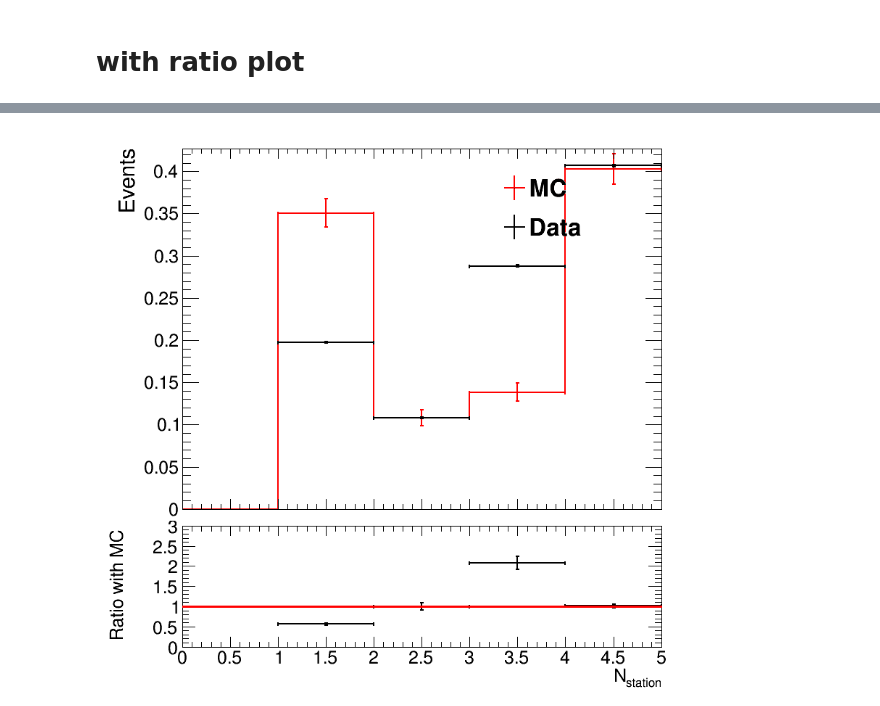
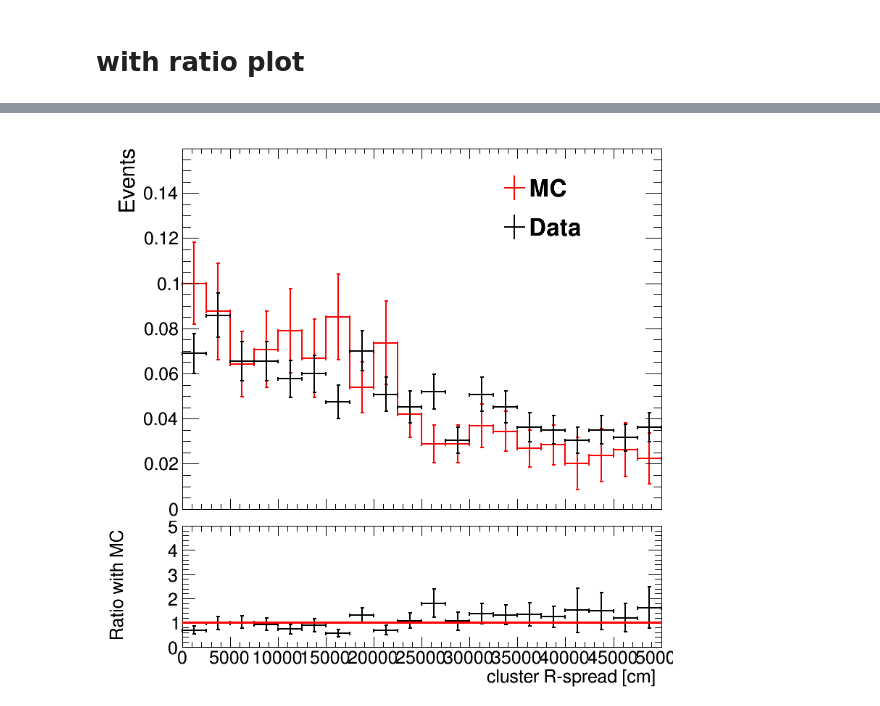
Before and after one commit to cms-lpc-llp/delayed_jet_analyzer, a Jupyter notebook: plot_scripts/MuonSystem_Analysis/MuonSystem_plots-DataMC_BDTvar.ipynb, the cells around one changed output, grey strips where cells are left out. Cells and saved outputs as stored; diff of their text form; code cells hidden in the pictures.

Commit message:
updated data/mc comparison script & histo_utilities

```diff
--- a/plot_scripts/MuonSystem_Analysis/MuonSystem_plots-DataMC_BDTvar.ipynb
+++ b/plot_scripts/MuonSystem_Analysis/MuonSystem_plots-DataMC_BDTvar.ipynb
@@ -71,12 +73,13 @@ import pandas as pd
 import pickle
 
 bdt_model = 2
-if bdt_model == 0:
-    model = pickle.load(open( 'bdt_flatten_metfilter_me1112nohits_eta2p1.pickle', "rb" ))
-elif bdt_model == 1:
-    model = pickle.load(open( 'bdt_flatten_metfilter_me1112nohits_eta2p1_testsize0p2_abs.pickle', "rb" ))
-else:
-    model = pickle.load(open( 'bdt_flatten_metfilter_me1112nohits_eta2p1_testsize0p2_abs_EtaPhi_v2.pickle', "rb" ))
+# if bdt_model == 0:
+#     model = pickle.load(open( 'bdt_flatten_metfilter_me1112nohits_eta2p1.pickle', "rb" ))
+# elif bdt_model == 1:
+#     model = pickle.load(open( 'bdt_flatten_metfilter_me1112nohits_eta2p1_testsize0p2_abs.pickle', "rb" ))
+# else:
+bdt_name = 'bdt_flatten_metfilter_me1112nohits_eta2p1_testsize0p2_abs_XYspread_v1.pickle'
+model = pickle.load(open(bdt_name, "rb" ))
 # %%
 %%time
 
@@ -284,6 +316,7 @@ NameError: name 'cscSegClusterX' is not defined
 import importlib
 importlib.reload(sys.modules['histo_utilities'])
 from histo_utilities import create_TH1D, create_TH2D, std_color_list, create_TGraph, make_ratio_plot
+import os
 
 # Plotting ncsc
 start_t = time.time()
@@ -291,33 +324,28 @@ start_t = time.time()
 logy = 0
 
 rt.gStyle.SetOptFit(1011)
-if bdt_model <=1 :
-    var = [bdt_score, cscRechitClusterX, cscRechitClusterY, cscRechitClusterZ, cscRechitClusterXSpread, cscRechitClusterYSpread, cscRechitClusterZSpread, cscRechitClusterEtaPhiSpread, cscRechitClusterNStation]
-    title = ['BDT score', 'cluster X [cm]', 'cluster Y [cm]', 'cluster Z [cm]', 'cluster X spread [cm]', 'cluster Y spread [cm]', 'cluster Z spread [cm]', 'cluster #eta-#phi spread', 'N_{station}']
-    bins = [[20,0,1], [25,0,700],[25,0,700],[25,500,1100],[25,0,90], [25,0,90], [25,0,300], [25,0,0.1], [5,0,5]]
-    names = ['bdt_score', 'cscRechitClusterX', 'cscRechitClusterY', 'cscRechitClusterZ', 'cscRechitClusterXSpread', 'cscRechitClusterYSpread', 'cscRechitClusterZSpread', 'cscRechitClusterEtaPhiSpread', 'cscRechitClusterNStation']
-else:
 
-    var = [bdt_score, cscRechitClusterEta, cscRechitClusterPhi, cscRechitClusterZ, cscRechitClusterEtaSpread, cscRechitClusterPhiSpread, cscRechitClusterEtaPhiSpread, cscRechitClusterNStation]
-    title = ['BDT score', 'cluster #eta', 'cluster #phi', 'cluster Z [cm]', 'cluster #eta spread', 'cluster #phi spread', 'cluster #eta-#phi spread', 'N_{station}']
-    bins = [[20,0,1], [25,1,2.5],[25,-3.2,3.2],[25,500,1100], [25,0,0.2], [25,0,0.2],[25,0,0.1], [5,0,5],]
-    names = ['bdt_score', 'cscRechitClusterEta', 'cscRechitClusterPhi', 'cscRechitClusterZ',  'cscRechitClusterEtaSpread', 'cscRechitClusterPhiSpread', 'cscRechitClusterEtaPhiSpread','cscRechitClusterNStation']
+dir_name = '/storage/user/christiw/gpu/christiw/llp/delayed_jet_analyzer/plots/MuonSystem_Analysis/MCData_shape_comparison_XYspread_v1_muonShower/'
+# os.makedirs(dir_name)
+var = [bdt_score, cscRechitClusterEta, cscRechitClusterPhi, cscRechitClusterX, cscRechitClusterY, cscRechitClusterZ, \
+   cscRechitClusterEtaSpread, cscRechitClusterPhiSpread, cscRechitClusterEtaPhiSpread, cscRechitClusterRSpread, cscRechitClusterXSpread, cscRechitClusterYSpread, cscRechitClusterZSpread, \
+       cscRechitClusterXYSpread, cscRechitClusterNStation, cscRechitCluster2IsoMuonVetoPt, cscRechitCluster2IsoMuonVetoE, cscRechitCluster2IsoMuonVetoEta]
+title = ['BDT score', 'cluster #eta', 'cluster #phi', 'cluster X [cm]','cluster Y [cm]','cluster Z [cm]', \
+         'cluster #eta spread', 'cluster #phi spread', 'cluster #eta-#phi spread', 'cluster R-spread [cm]', 'cluster X-spread [cm]','cluster Y-spread [cm]','cluster Z-spread [cm]',\
+          'cluster XY-spread [cm]','N_{station}', 'matched muon pT [GeV]', 'matched muon E [GeV]', 'matched muon #eta']
+bins = [[10,0,1], [10,1,1.2],[10,0,3.2],[15,0,700],[15,0,700], [25,600,1100],
+        [25,0,0.2], [25,0,0.1],[25,0,0.1], [20,0,50000], [20,0,100], [20,0,100], [20,0,100],
+       [20,0,60],[5,0,5], [10,0,500], [10,0,500], [25,0.8,1.6]]
 
-key_plot = ['data', 'mc_mx55_bkg']
-key_plot = ['data', 'mc_mx12_bkg']
 
-# key_plot = ['data', 'mc_mx12_signal']
+names = ['bdt_score', 'cscRechitClusterEta', 'cscRechitClusterPhi', 'cscRechitClusterX', 'cscRechitClusterY', 'cscRechitClusterZ', \
+   'cscRechitClusterEtaSpread', 'cscRechitClusterPhiSpread', 'cscRechitClusterEtaPhiSpread', 'cscRechitClusterRSpread', 'cscRechitClusterXSpread', 'cscRechitClusterYSpread', 'cscRechitClusterZSpread', \
+       'cscRechitClusterXYSpread', 'cscRechitClusterNStation', 'cscRechitCluster2IsoMuonVetoPt', 'cscRechitCluster2IsoMuonVetoE', 'cscRechitCluster2IsoMuonVetoEta']
+key_plot = ['data', 'mc']
 
-# key_plot = ['data', 'mc_ctau10_bkg']
 
-# key_plot = ['data', 'mc_all_bkg']
-
-if bdt_model == 1:
-    bdt_cut = 0.9227871
-else:
-    bdt_cut = 0.7802247 #wp90
 for j,v in enumerate(var):
-#     if not j == 0:continue
+    if not j == 9:continue
     leg = rt.TLegend(0.55,0.80,0.87,0.90)
 
     leg.SetTextSize(0.03)
@@ -325,24 +353,39 @@ for j,v in enumerate(var):
     leg.SetEntrySeparation(0.01)
     c = rt.TCanvas('c','c', 800, 800)
 
+    ###########
+    # reweight
+    ##########
     h = {}
+    reweight_index = 14
+    h['mc_reweight'] = create_TH1D( np.abs(var[reweight_index]['mc']), axis_title=[title[reweight_index], 'Events'], name=k, binning=bins[reweight_index], weights = pileupWeight['mc']* weight['mc'])
+    h['data_reweight'] = create_TH1D( np.abs(var[reweight_index]['data']), axis_title=[title[reweight_index], 'Events'], name=k, binning=bins[reweight_index], weights = pileupWeight['data']* weight['data'])
+    h['data_reweight'].Divide(h['mc_reweight'])
+    reweight = []
+    for m in range(len(v['mc'])):
+        reweight.append(h['data_reweight'].GetBinContent(h['data_reweight'].GetXaxis().FindFixBin(np.abs(var[reweight_index]['mc'])[m])))
+
+    maximum = 0
     for i,k in enumerate(key_plot):
-        h[k] = create_TH1D( v[k], axis_title=[title[j], 'Events'], name=k, binning=bins[j], weights = pileupWeight[k]* weight[k])
+        total_weight = pileupWeight[k]* weight[k]
+#         if k == 'mc': total_weight = total_weight * reweight
+        h[k] = create_TH1D( np.abs(v[k]), axis_title=[title[j], 'Events'], name=k, binning=bins[j], weights =total_weight)
         h[k].SetLineColor(std_color_list[i])
-        if logy: h[k].SetMaximum(h[k].GetMaximum()*10)
-        else: h[k].SetMaximum(h[k].GetMaximum()*10)
+        maximum = max(maximum, h[k].GetMaximum())
+        if logy: h[k].SetMaximum(maximum*10)
+        else: h[k].SetMaximum(maximum*10)
     #     h[str(i)].SetMinimum(0.1)
         if 'signal' in k: h[k].SetLineStyle(2)
         h[k].GetXaxis().SetLabelSize(0.04)
 #         h[k].DrawNormalized('same hist')
-        if names[j] == 'bdt_score': print('bdt efficiency', k, np.count_nonzero(v[k]>bdt_cut)/len(v[k]))
+#         if names[j] == 'bdt_score': print('bdt efficiency', k, np.count_nonzero(v[k]>bdt_cut)/len(v[k]))
         print(k, len(v[k]))
         h[k].Scale(1./h[k].Integral())
-    c = make_ratio_plot([h[key_plot[1]],h[key_plot[0]]], fit = False, logy=False, in_tags = ["MC","Data"], ratio_bounds = [0,3], draw_opt = ['hist E1','E1'])
+    c = make_ratio_plot([h[key_plot[1]],h[key_plot[0]]], fit = False, logy=False, in_tags = ["MC","Data"], ratio_bounds = [0,5], draw_opt = ['hist E1','E1'])
 
-    c.SetRightMargin(0.05)
+    c.SetRightMargin(0.2)
     if logy: c.SetLogy()
 
     c.Draw()
-    c.SaveAs("/storage/user/christiw/gpu/christiw/llp/delayed_jet_analyzer/plots/MuonSystem_Analysis/MCData_shape_comparison_oot_etaphi/mc_mx12_bkg_"+names[j]+"_withRatio.png")
+#     c.SaveAs(dir_name+names[j]+"_withRatio.png")
 # %% [output]
@@ -375 +397 @@ Warning in <TCanvas::Constructor>: Deleting canvas with same name: c_out_ratio
-[figure, old version]
+[figure, new version]
```
Also changed, not shown: parts of 4 cells of this notebook, 1 other file.
